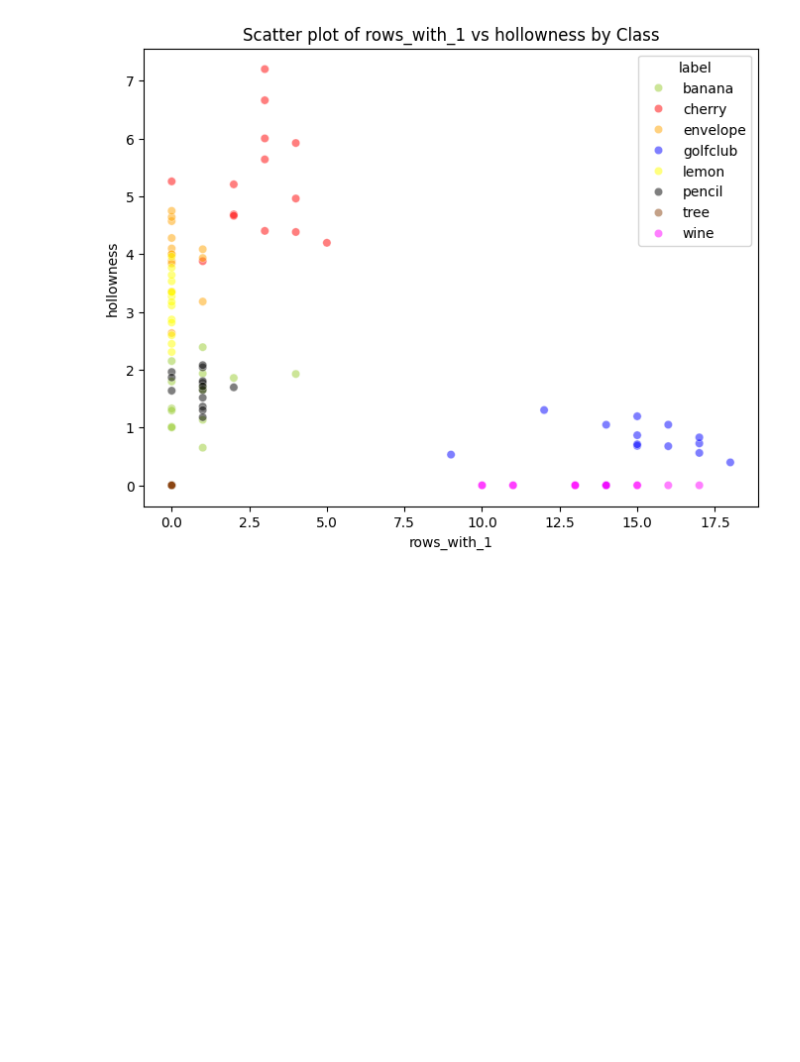
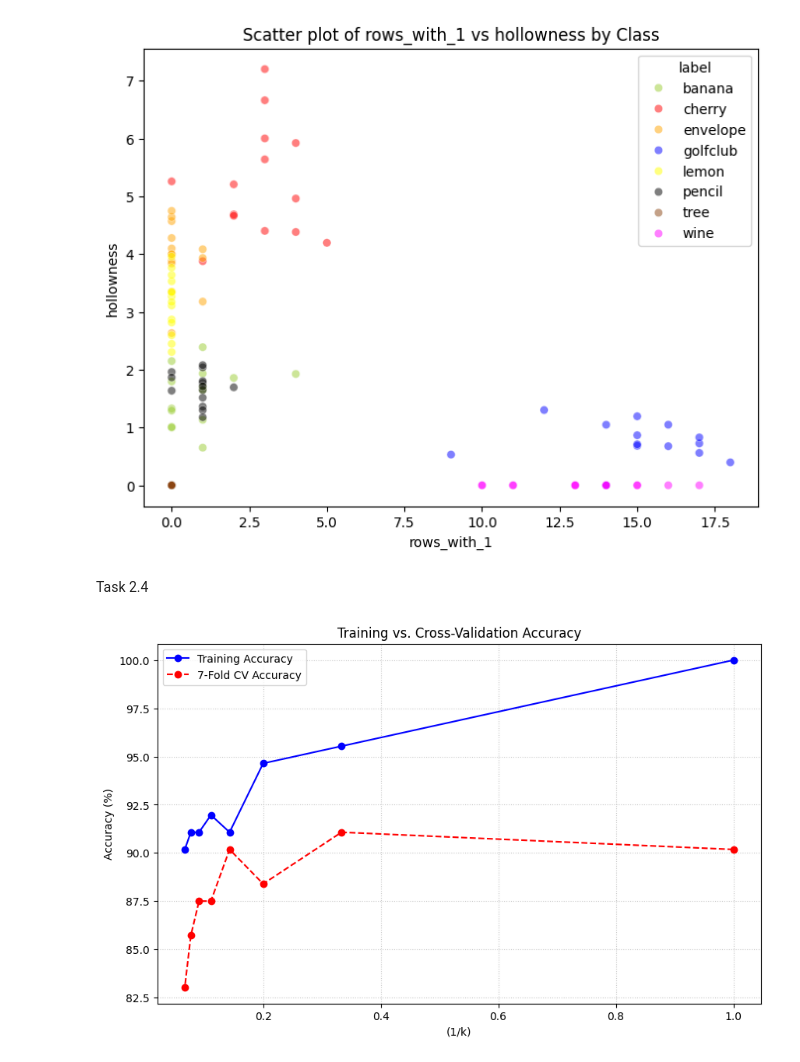
Before and after one commit to hanmtay/IntroToAI_A2, a Jupyter notebook: section2_code.ipynb, the cells around one changed output. Saved outputs shown, nothing was run; the diff lists cells and outputs as text; code cells hidden in the pictures; blank space fills up the shorter version.

Commit message:
task2.4

```diff
--- a/section2_code.ipynb
+++ b/section2_code.ipynb
@@ -218,3 +223,30 @@ plt.show()
 [figure]
 [figure]
 [figure]
+# %% [markdown]
+Task 2.4
+# %%
+#task 2.4
+
+oneOverk = [1/k for k in k_values]
+
+plt.figure(figsize=(10, 6))
+
+#training accuracy
+plt.plot(oneOverk, results, label='Training Accuracy',
+         marker='o', linestyle='-', color='blue')
+
+#cross validation accuracy
+plt.plot(oneOverk, cv_results, label='7-Fold CV Accuracy',
+         marker='o', linestyle='--', color='red')
+
+plt.title('Training vs. Cross-Validation Accuracy')
+plt.xlabel('(1/k)')
+plt.ylabel('Accuracy (%)')
+plt.grid(True, linestyle=':', alpha=0.7)
+plt.legend()
+
+plt.savefig('task24 graph.png')
+plt.show()
+# %% [output]
+[figure, added]
```
Also changed, not shown: parts of 3 cells of this notebook.
